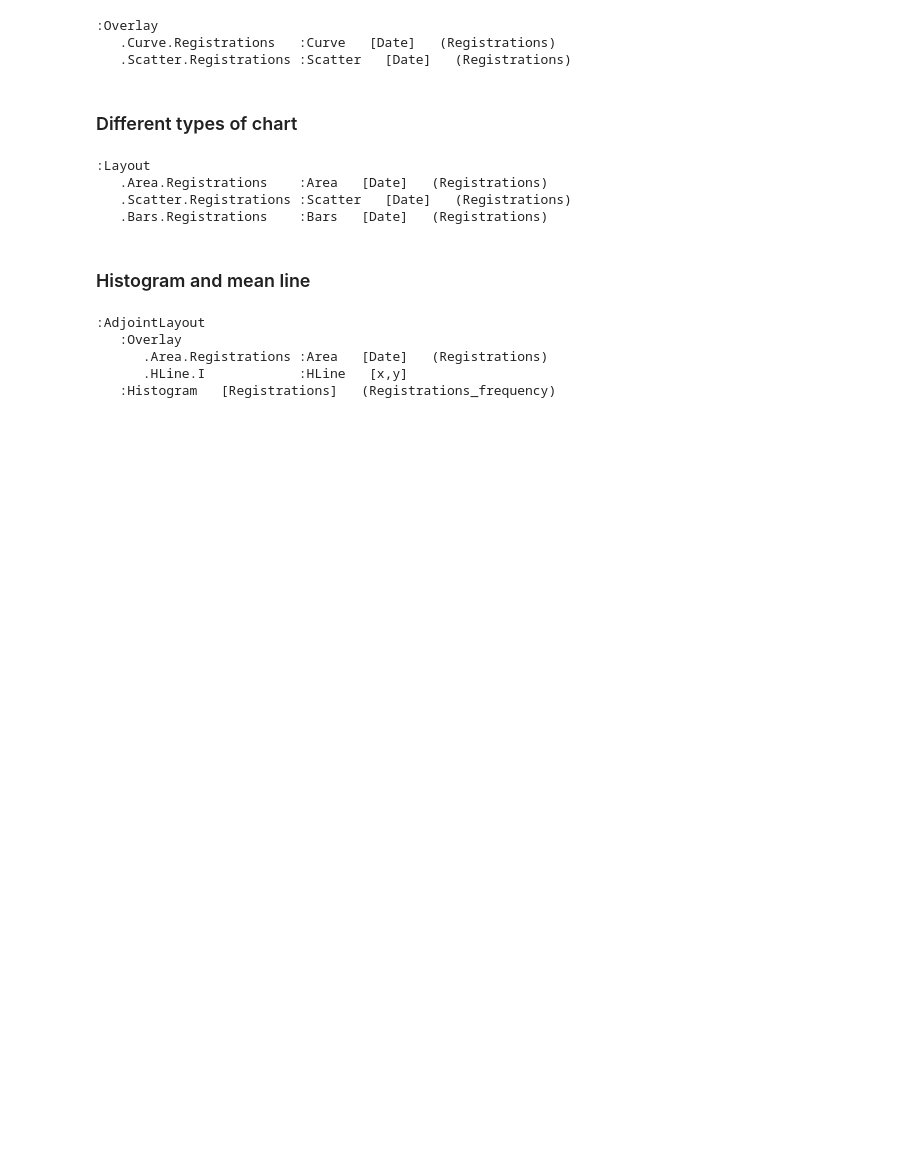
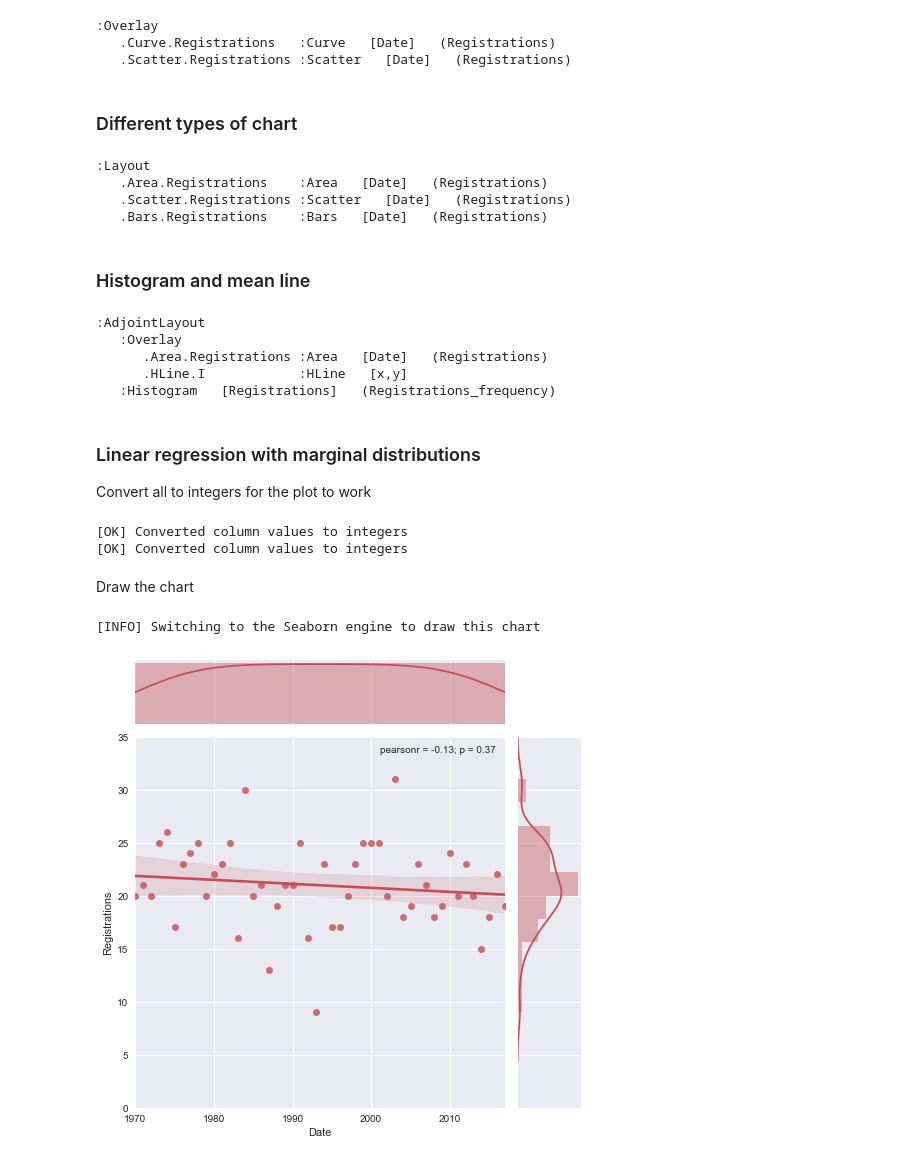
Before and after one commit to synw/dataswim-notebooks, a Jupyter notebook: User+registrations.ipynb, the cells around one changed output. Drawn from its saved outputs; the diff is of its cells as text; code cells hidden in the pictures; blank space fills up the shorter version.

```diff
--- a/User+registrations.ipynb
+++ b/User+registrations.ipynb
@@ -125,3 +126,23 @@ c8*c7
       .Area.Registrations :Area   [Date]   (Registrations)
       .HLine.I            :HLine   [x,y]
    :Histogram   [Registrations]   (Registrations_frequency)
+# %% [markdown]
+### Linear regression with marginal distributions
+
+Convert all to integers for the plot to work
+# %%
+ds.to_int("Date")
+ds.to_int("Registrations")
+# %% [output]
+[OK] Converted column values to integers
+[OK] Converted column values to integers
+# %% [markdown]
+Draw the chart
+# %%
+% matplotlib inline
+ds.chart("Date", "Registrations")
+ds.opts(dict(xticks=(1970, 2017), yticks=(0, 35)))
+c = ds.linear_()
+# %% [output]
+[INFO] Switching to the Seaborn engine to draw this chart
+[figure, added]
```
Also changed, not shown: parts of 3 cells of this notebook, 2 other files.
